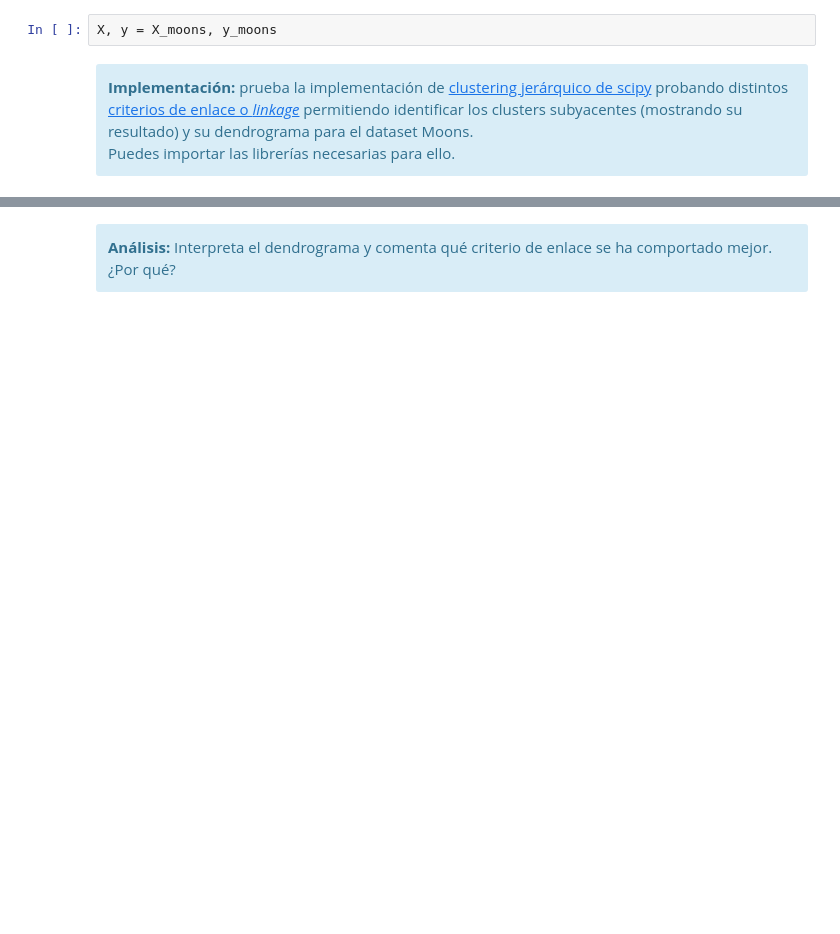
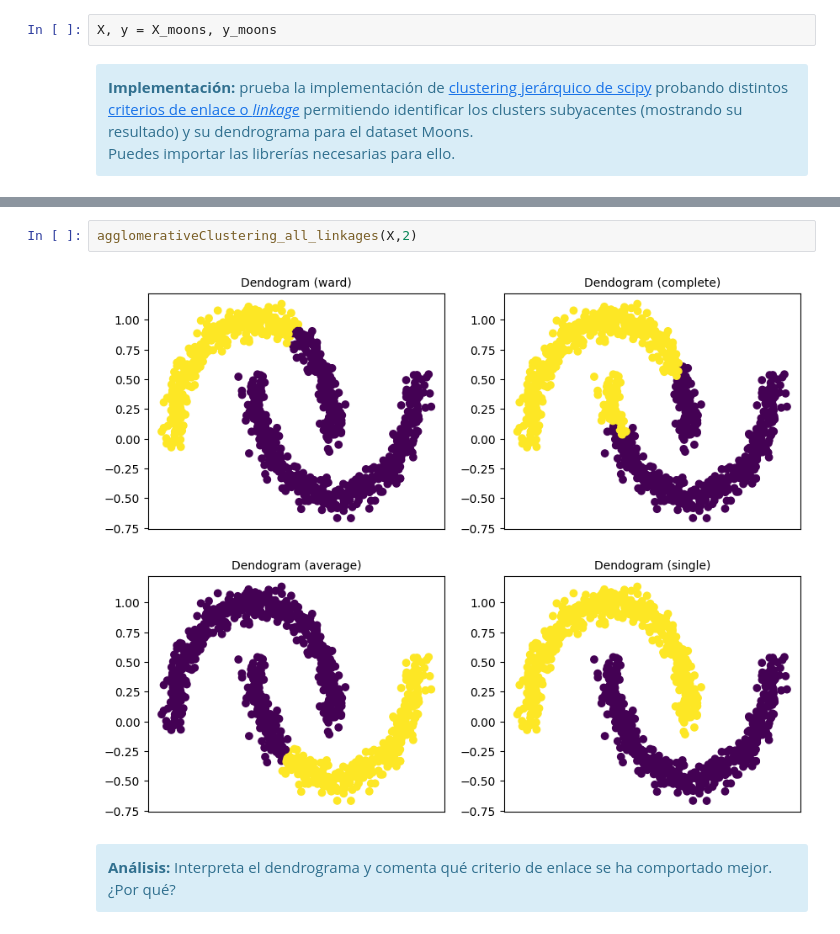
Before and after one commit to kluna1998/UOC, a Jupyter notebook: mamd/pec2/20222_M2.855_PEC2-Enunciado.ipynb, the cells around one changed output, grey strips where cells are left out. Cells and saved outputs as stored; diff of their text form; blank space fills up the shorter version.

```diff
--- a/mamd/pec2/20222_M2.855_PEC2-Enunciado.ipynb
+++ b/mamd/pec2/20222_M2.855_PEC2-Enunciado.ipynb
@@ -472,3 +522,7 @@ plt.show()
+# %%
+agglomerativeClustering_all_linkages(X,2)
+# %% [output]
+[figure, added]
 # %% [markdown]
 <div class="alert alert-block alert-info">
 <strong>Análisis:</strong> Interpreta el dendrograma y comenta qué criterio de enlace se ha comportado mejor. ¿Por qué?
```
Also changed, not shown: parts of 59 cells of this notebook, 3 other files.
